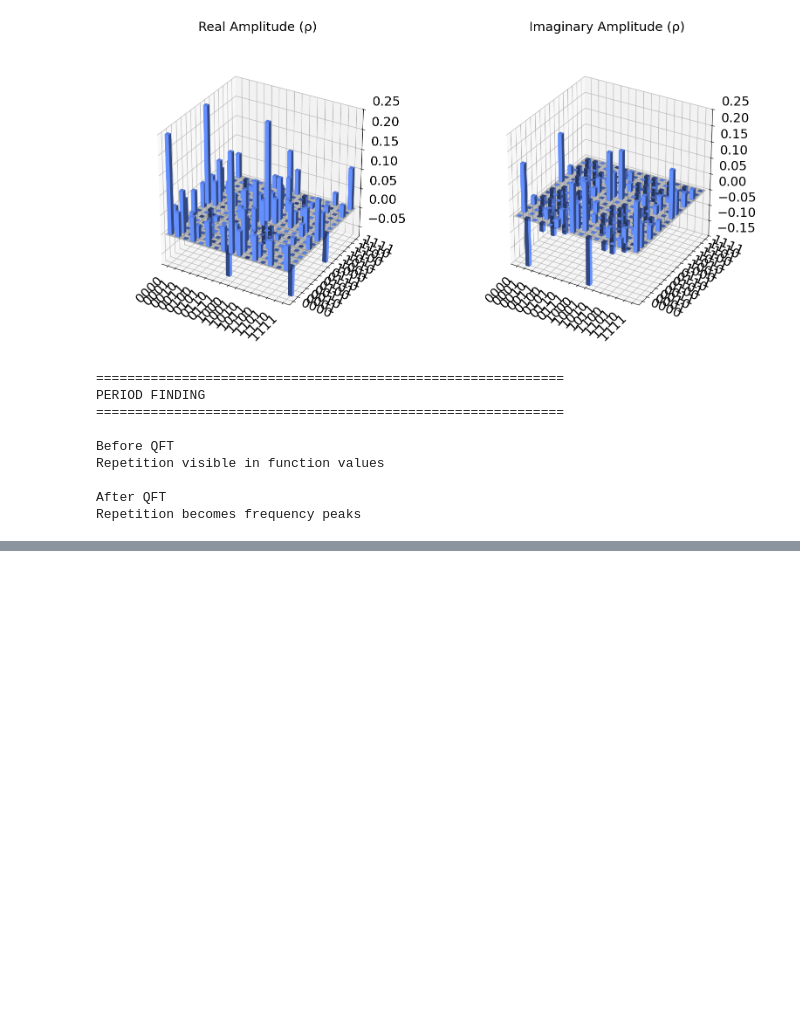
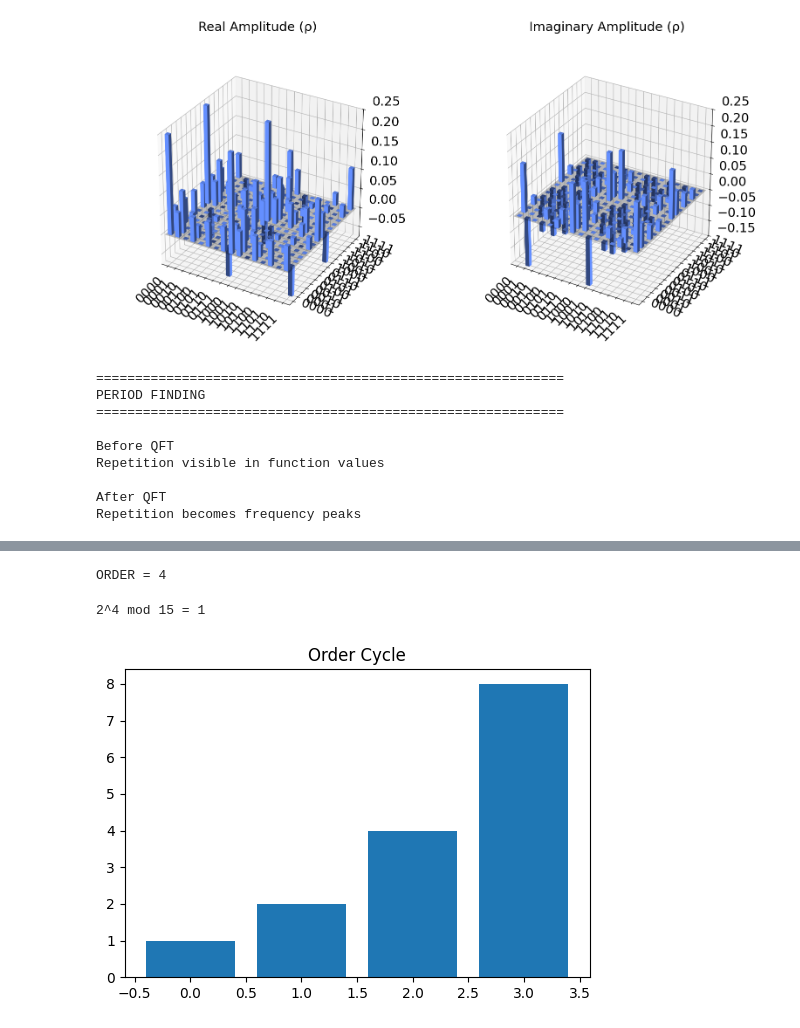
Before and after one commit to saad5353/Quantum-Computing, a Jupyter notebook: Quantum_Computing_9.ipynb, the cells around one changed output, grey strips where cells are left out. Saved outputs shown, nothing was run; the diff lists cells and outputs as text; code cells hidden in the pictures; blank space fills up the shorter version.

```diff
--- a/Quantum_Computing_9.ipynb
+++ b/Quantum_Computing_9.ipynb
@@ -251,0 +313,47 @@ Repetition becomes frequency peaks
+# %%
+# Show Order
+
+for r in range(1,N):
+
+    if pow(a,r,N)==1:
+
+        order = r
+        break
+
+print()
+print("ORDER =",order)
+# %% [output]
+ORDER = 4
+# %%
+# Verify Order
+
+print()
+
+print(
+    f"{a}^{order} mod {N} =",
+    pow(a,order,N)
+)
+# %% [output]
+2^4 mod 15 = 1
+# %%
+# Visualize Cycle
+
+cycle = [
+    pow(a,k,N)
+    for k in range(order)
+]
+
+plt.figure(figsize=(6,4))
+
+plt.bar(
+    range(order),
+    cycle
+)
+
+plt.title(
+    "Order Cycle"
+)
+
+plt.show()
+# %% [output]
+[figure, added]
```
Also changed, not shown: parts of 5 cells of this notebook.
